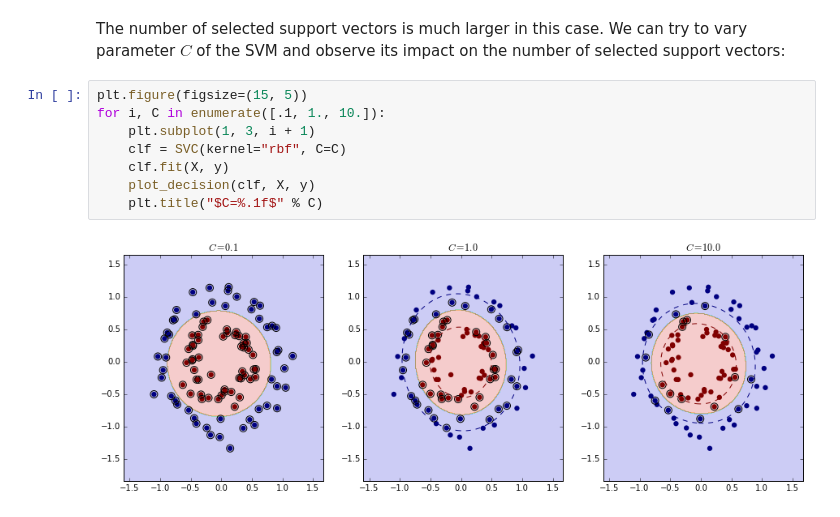
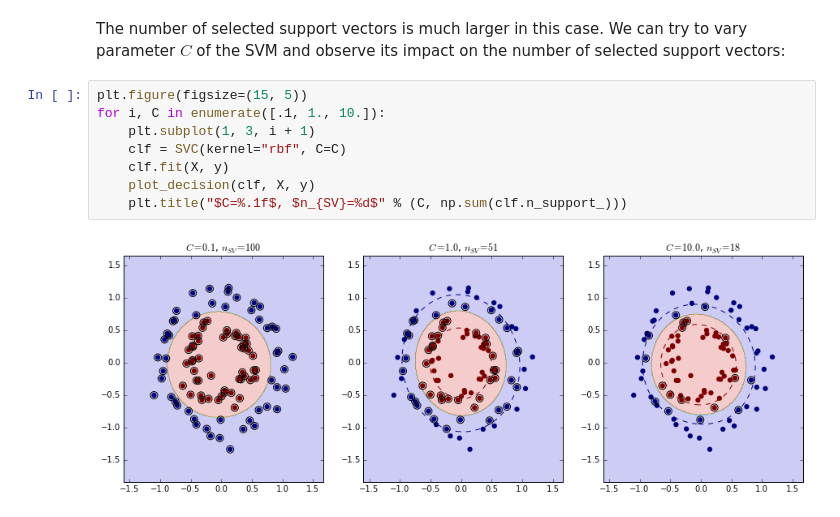
Before and after one commit to rtavenar/rtavenar.github.io, a Jupyter notebook: teaching/sklearn/notebooks/01_SVM.ipynb, the cells around one changed output. Cells and saved outputs as stored; diff of their text form.

```diff
--- a/teaching/sklearn/notebooks/01_SVM.ipynb
+++ b/teaching/sklearn/notebooks/01_SVM.ipynb
@@ -81,10 +81,10 @@ The number of selected support vectors is much larger in this case. We can try t
 # %%
 plt.figure(figsize=(15, 5))
 for i, C in enumerate([.1, 1., 10.]):
     plt.subplot(1, 3, i + 1)
     clf = SVC(kernel="rbf", C=C)
     clf.fit(X, y)
     plot_decision(clf, X, y)
-    plt.title("$C=%.1f$" % C)
+    plt.title("$C=%.1f$, $n_{SV}=%d$" % (C, np.sum(clf.n_support_)))
 # %% [output]
-[figure, old version]
+[figure, new version]
```
Also changed, not shown: 2 other files.
